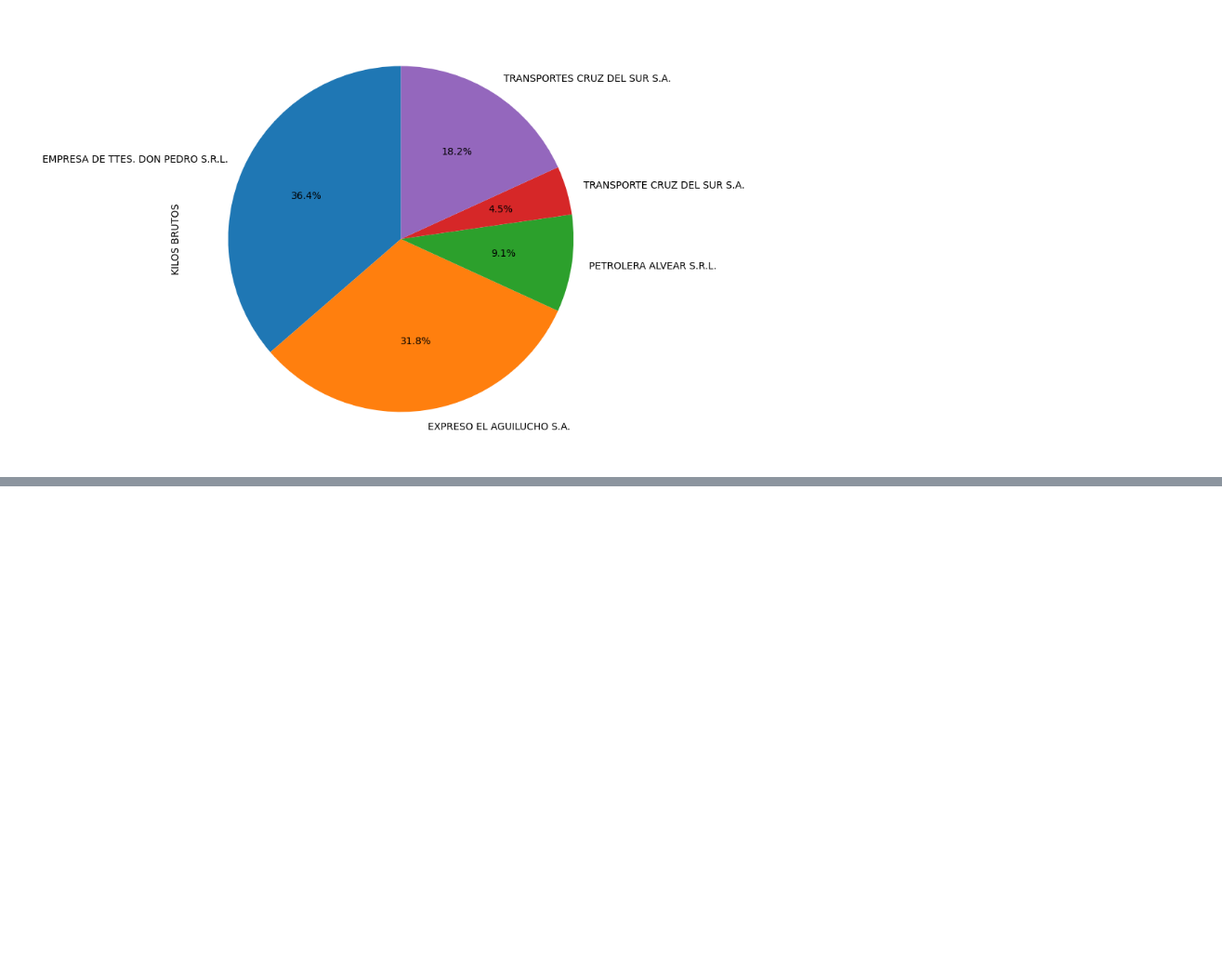
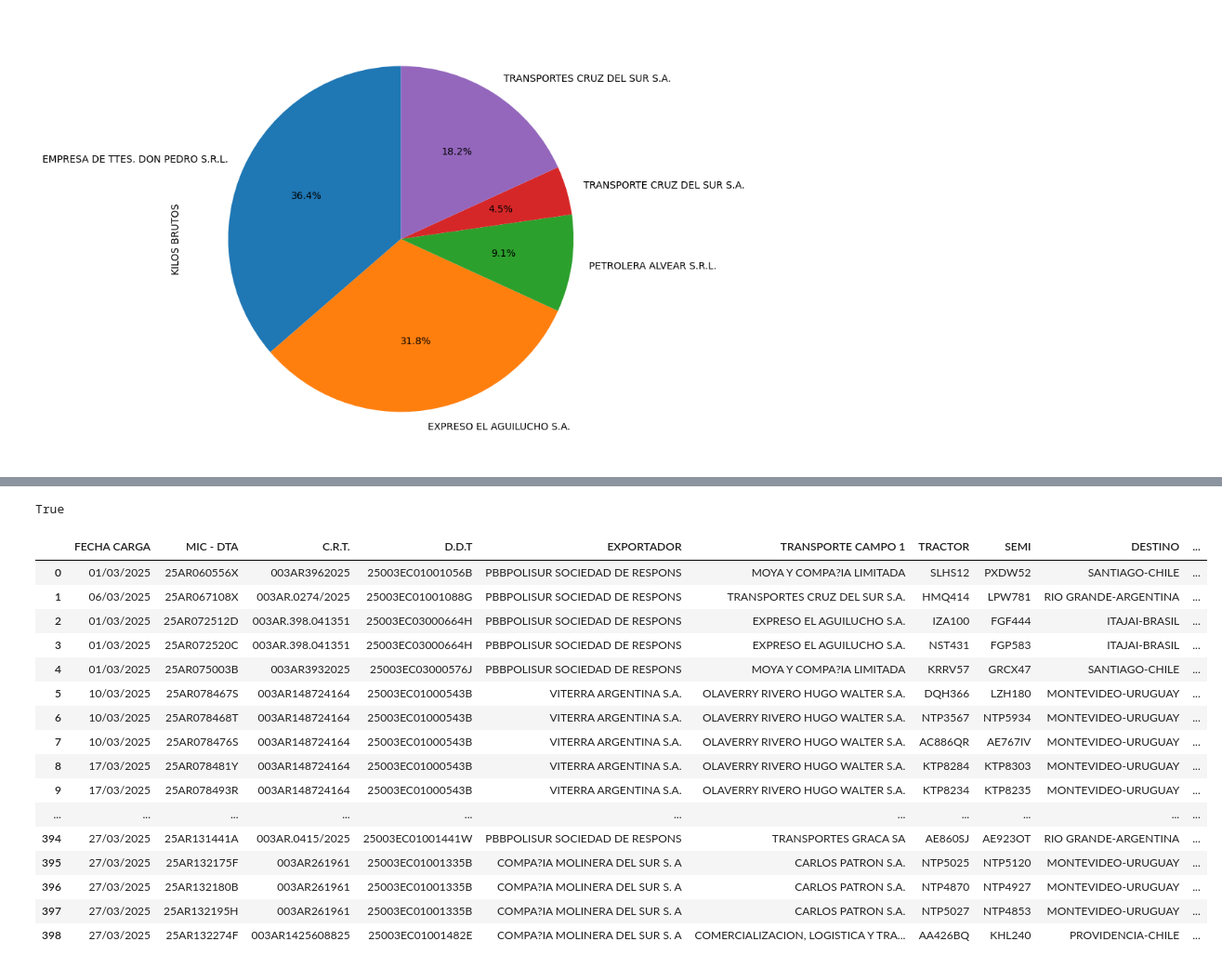
Before and after one commit to RaphaelNicaise/pdfs-to-excel, a Jupyter notebook: test-notebook.ipynb, the cells around one changed output, grey strips where cells are left out. Shown at 93% size. Saved outputs shown, nothing was run; the diff lists cells and outputs as text; code cells hidden in the pictures; blank space fills up the shorter version.

```diff
--- a/test-notebook.ipynb
+++ b/test-notebook.ipynb
@@ -1,11 +1,14 @@
 # %%
+import os
+import re
+
 from pdfquery import PDFQuery
-import os
+import fitz
 import pandas as pd
 from utils import (
     convertir_pdf_a_xml
 )
-from scrap_pdf_AG import (
+from ProcesamientoAG.scrap_pdf_AG import (
     check_format,
     get_PESO_BRUTO,
     get_ADUANA_DESTINO,
@@ -30,4 +33,6 @@ def test_func(function):
 
 
 pd.set_option('display.max_rows', None)
+pd.set_option('display.max_columns', None)
+pd.set_option('display.max_colwidth', None)
 # %%
@@ -186,0 +255,58 @@ df
+# %%
+def check_format(pdf: PDFQuery):
+    """
+    Verifica si el formato del PDF es correcto.
+
+
+    Args:
+        pdf (PDFQuery): instancia de PDFQuery del archivo PDF.
+    """
+    try:
+        val = bool(pdf.pq('LTTextLineHorizontal:contains("Manifiesto Internacional de Carga por Carretera / Declaracion de Transito Aduanero")'))
+        return val
+    except Exception as e:
+        raise ValueError(f"Error al verificar el formato del PDF: {e}")
+
+pdf = PDFQuery(archivos[0])
+pdf.load(0)
+check_format(pdf)
+# %% [output]
+True
+# %%
+df = pd.read_excel('data/DATAAAANEWLAST.xlsx')
+
+#df['PRODUCTO'] = #LOGICA EN BASE AL EXPORTADOR
+
+    #SI EL EXPORTADOR ES	LA MERCADERIA ES
+    #PBBPOLISUR SOCIEDAD DE RESPONS	POLIETILENO
+    #UNIPAR INDUPA SAIC	POLICLORURO DE VINILO
+    #COMPA?IA MEGA SOCIEDAD ANONIMA	GAS LICUADO
+    #COMPA?IA MOLINERA DEL SUR S. A	SEMOLA DE TRIGO
+    #TRANSPORTADORA DE GAS DEL SUR	GAS LICUADO
+    #VITERRA ARGENTINA S.A.	ACEITE / PELLETS / LECITINA
+    #LA NUEVA MANERA S.A.	HARINA DE TRIGO
+    #SYNGENTA	ACEITE
+    #SI NO CUMPLE CON LAS ANTERIORES	INDETERMINADO
+
+def logica_PRODUCTO():
+    pass
+
+df
+# %% [output]
+|  | FECHA CARGA | MIC - DTA | C.R.T. | D.D.T | EXPORTADOR | TRANSPORTE CAMPO 1 | TRACTOR | SEMI | DESTINO | ... |
+| 0 | 01/03/2025 | 25AR060556X | 003AR3962025 | 25003EC01001056B | PBBPOLISUR SOCIEDAD DE RESPONS | MOYA Y COMPA?IA LIMITADA | SLHS12 | PXDW52 | SANTIAGO-CHILE | ... |
+| 1 | 06/03/2025 | 25AR067108X | 003AR.0274/2025 | 25003EC01001088G | PBBPOLISUR SOCIEDAD DE RESPONS | TRANSPORTES CRUZ DEL SUR S.A. | HMQ414 | LPW781 | RIO GRANDE-ARGENTINA | ... |
+| 2 | 01/03/2025 | 25AR072512D | 003AR.398.041351 | 25003EC03000664H | PBBPOLISUR SOCIEDAD DE RESPONS | EXPRESO EL AGUILUCHO S.A. | IZA100 | FGF444 | ITAJAI-BRASIL | ... |
+| 3 | 01/03/2025 | 25AR072520C | 003AR.398.041351 | 25003EC03000664H | PBBPOLISUR SOCIEDAD DE RESPONS | EXPRESO EL AGUILUCHO S.A. | NST431 | FGP583 | ITAJAI-BRASIL | ... |
+| 4 | 01/03/2025 | 25AR075003B | 003AR3932025 | 25003EC03000576J | PBBPOLISUR SOCIEDAD DE RESPONS | MOYA Y COMPA?IA LIMITADA | KRRV57 | GRCX47 | SANTIAGO-CHILE | ... |
+| 5 | 10/03/2025 | 25AR078467S | 003AR148724164 | 25003EC01000543B | VITERRA ARGENTINA S.A. | OLAVERRY RIVERO HUGO WALTER S.A. | DQH366 | LZH180 | MONTEVIDEO-URUGUAY | ... |
+| 6 | 10/03/2025 | 25AR078468T | 003AR148724164 | 25003EC01000543B | VITERRA ARGENTINA S.A. | OLAVERRY RIVERO HUGO WALTER S.A. | NTP3567 | NTP5934 | MONTEVIDEO-URUGUAY | ... |
+| 7 | 10/03/2025 | 25AR078476S | 003AR148724164 | 25003EC01000543B | VITERRA ARGENTINA S.A. | OLAVERRY RIVERO HUGO WALTER S.A. | AC886QR | AE767IV | MONTEVIDEO-URUGUAY | ... |
+| 8 | 17/03/2025 | 25AR078481Y | 003AR148724164 | 25003EC01000543B | VITERRA ARGENTINA S.A. | OLAVERRY RIVERO HUGO WALTER S.A. | KTP8284 | KTP8303 | MONTEVIDEO-URUGUAY | ... |
+| 9 | 17/03/2025 | 25AR078493R | 003AR148724164 | 25003EC01000543B | VITERRA ARGENTINA S.A. | OLAVERRY RIVERO HUGO WALTER S.A. | KTP8234 | KTP8235 | MONTEVIDEO-URUGUAY | ... |
+| ... | ... | ... | ... | ... | ... | ... | ... | ... | ... | ... |
+| 394 | 27/03/2025 | 25AR131441A | 003AR.0415/2025 | 25003EC01001441W | PBBPOLISUR SOCIEDAD DE RESPONS | TRANSPORTES GRACA SA | AE860SJ | AE923OT | RIO GRANDE-ARGENTINA | ... |
+| 395 | 27/03/2025 | 25AR132175F | 003AR261961 | 25003EC01001335B | COMPA?IA MOLINERA DEL SUR S. A | CARLOS PATRON S.A. | NTP5025 | NTP5120 | MONTEVIDEO-URUGUAY | ... |
+| 396 | 27/03/2025 | 25AR132180B | 003AR261961 | 25003EC01001335B | COMPA?IA MOLINERA DEL SUR S. A | CARLOS PATRON S.A. | NTP4870 | NTP4927 | MONTEVIDEO-URUGUAY | ... |
+| 397 | 27/03/2025 | 25AR132195H | 003AR261961 | 25003EC01001335B | COMPA?IA MOLINERA DEL SUR S. A | CARLOS PATRON S.A. | NTP5027 | NTP4853 | MONTEVIDEO-URUGUAY | ... |
+| 398 | 27/03/2025 | 25AR132274F | 003AR1425608825 | 25003EC01001482E | COMPA?IA MOLINERA DEL SUR S. A | COMERCIALIZACION, LOGISTICA Y TRA... | AA426BQ | KHL240 | PROVIDENCIA-CHILE | ... |
```
Also changed, not shown: parts of 11 cells of this notebook.
